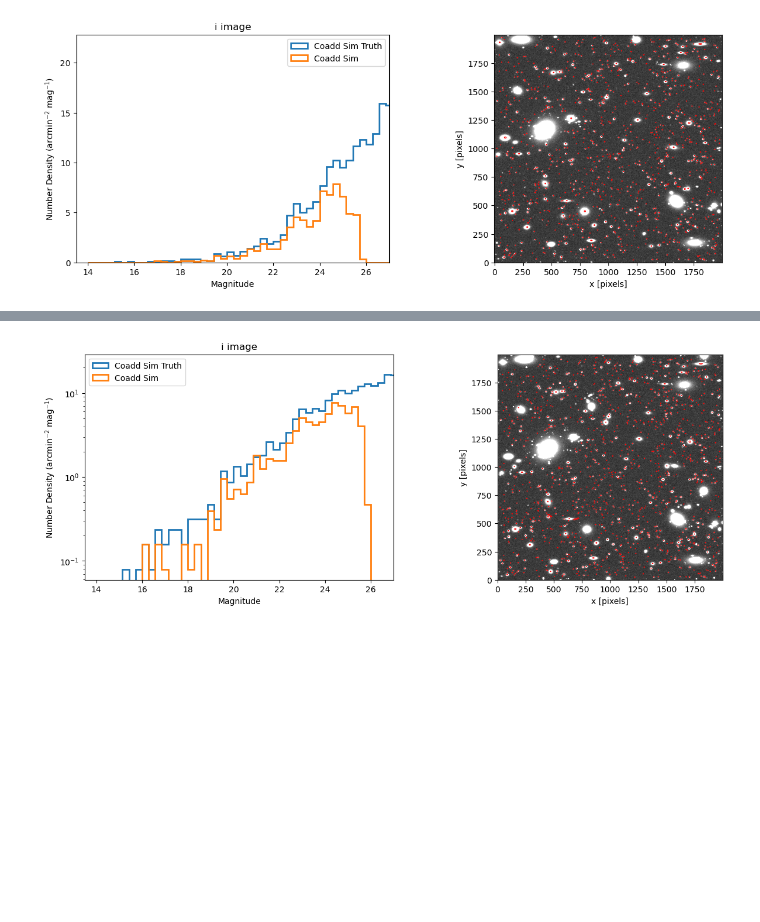
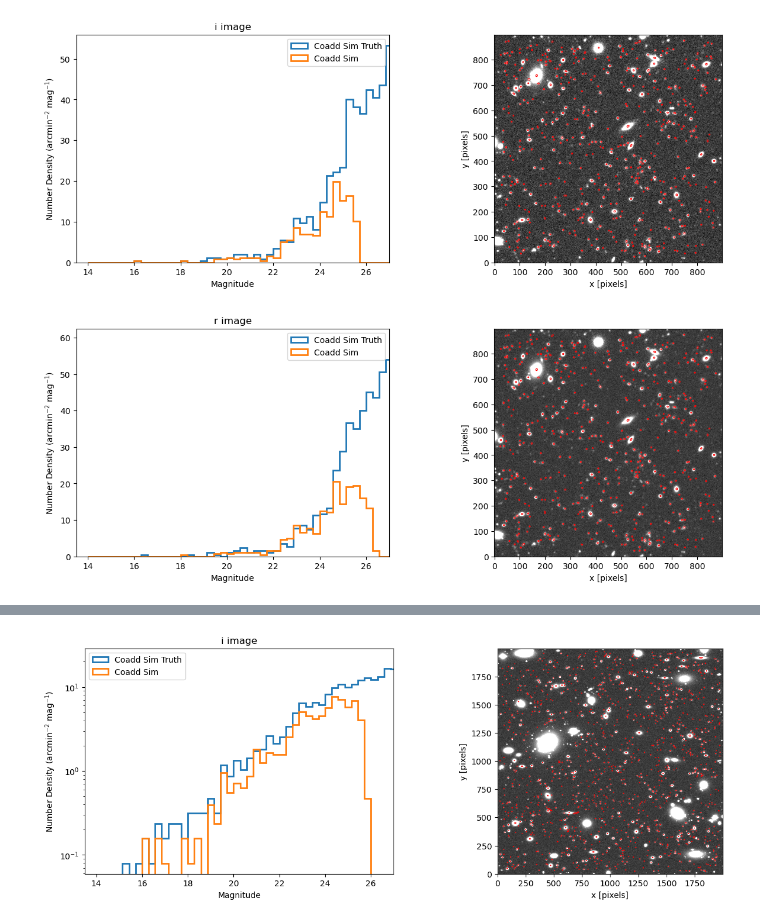
Before and after one commit to philipladuca24/LSST-SimCatVal, a Jupyter notebook: LSST-SimCatVal/testing_diffsim.ipynb, the cells around one changed output, grey strips where cells are left out. Drawn from its saved outputs; the diff is of its cells as text; code cells hidden in the pictures; blank space fills up the shorter version.

Commit message:
added forced photometry

```diff
--- a/LSST-SimCatVal/testing_diffsim.ipynb
+++ b/LSST-SimCatVal/testing_diffsim.ipynb
@@ -1,5 +1,6 @@
 # %%
 from main import SimCatVal
+from sim import make_sim
 import numpy as np
 from utils import sample_position, sample_diff_position
 import pickle
@@ -7,7 +8,7 @@ import pickle
 ind = 23
 skycat_path="/hildafs/home/pladuca/main/skyCatalog.yaml"
 Dp1_sample="/hildafs/home/pladuca/main/lsst-sim-package/LSST-SimCatVal/LSST-SimCatVal/ECDFS_1000_psf_e12.pkl"
-im_size=2000
+im_size=900
 save_path="/hildafs/home/pladuca/main/lsst-sim-package/LSST-SimCatVal/LSST-SimCatVal/outputs_vdiff"
 
 with open(Dp1_sample, 'rb') as f:
@@ -20,12 +21,14 @@ sample = rsp_sample[ind-1].copy()
 sample.pop('ra')
 sample.pop('dec')
 
-diff_position = sample_diff_position(ind, 17)
-diff_ra = diff_position[ind-1][0]
-diff_dec = diff_position[ind-1][1]
-samp = {'i':sample['i']}
+# diff_position = sample_diff_position(ind, 17)
+# diff_ra = diff_position[ind-1][0]
+# diff_dec = diff_position[ind-1][1]
+samp = {'i':sample['i'],'r':sample['r']}
+
+afw_dic, truths, npy_dic = make_sim(skycat_path, ra, dec, 900, 50, samp, 31.4, None,None,None)
+
 # afw_dic, truths, ims, area = SimCatVal(skycat_path,ra,dec,im_size,50,samp,31.4,ind,save_path,)#'diffsky_1deg.pickle',diff_ra,diff_dec)
 # afw_dic_, npy_dic_, cats_, truths_, area_ = SimCatVal(skycat_path,ra,dec,im_size,50,samp,31.4,ind,save_path,'diffsky_1deg_245_54.pickle',diff_ra,diff_dec,False)
-afw_dic_, npy_dic_, cats_, truths_, area_ = SimCatVal(skycat_path,ra,dec,im_size,50,samp,31.4,ind,save_path,
-                                                        'newdiffsky_1deg_250_58.pickle',diff_ra,diff_dec,False)
+# afw_dic_, npy_dic_, cats_, truths_, area_ = SimCatVal(skycat_path,ra,dec,im_size,50,samp,31.4,ind,save_path,'newdiffsky_1deg_250_58.pickle',diff_ra,diff_dec,False)
 # %% [output]
@@ -100,0 +107,5 @@ def run_lsst_pipe_single(exp, deblend=True):
+# %%
+print(afw_dic['i'].getPhotoCalib())
+coadds = MultibandExposure.fromExposures(['i','r'],[afw_dic['i'],afw_dic['r']])
+coadds['i'].setWcs(afw_dic['i'].getWcs())
+print(coadds['i'].getPhotoCalib())
@@ -101,3 +205,3 @@ def run_lsst_pipe_single(exp, deblend=True):
 # %%
 # cat_i = run_lsst_pipe_single(afw_dic['i'])
-cat_i_ = run_lsst_pipe_single(afw_dic_['i'])
+cat_multi = run_lsst_pipe_multi(['i','r'],[afw_dic['i'],afw_dic['r']])
@@ -165,33 +298,34 @@ def make_some_plots(band, afw_img, cat, truth):
     # ax[1].set_ylim(0,1000)
     for i in range(len(cat)):
         x = cat['base_SdssCentroid_x'][i]
         y = cat['base_SdssCentroid_y'][i]
         xx = cat['base_SdssShape_xx'][i]
         yy = cat['base_SdssShape_yy'][i]
         xy = cat['base_SdssShape_xy'][i]
 
         T = 0.5 * (xx + yy)
         D = np.sqrt(((xx - yy) / 2)**2 + xy**2)
         a = np.sqrt(T + D)
         b = np.sqrt(T - D)
         theta = 0.5 * np.arctan2(2 * xy, xx - yy)
 
         e = Ellipse((x, y), width=2*a, height=2*b,
                     angle=np.degrees(theta), edgecolor='red',
                     facecolor='none', lw=0.8)
         ax[1].add_patch(e)
     ax[1].set_xlabel('x [pixels]')
     ax[1].set_ylabel('y [pixels]')
     ax[0].set_title(f'{band} image')
     ax[0].legend()
     plt.show()
 
 
 # bands = 'ugirzy'
-bands = 'i'
+bands = 'ir'
 for b in bands:
-    make_some_plots(b, npy_dic_[b], cat_i_, truths_)#cat[b][cat[b]['modelfit_CModel_instFlux']/cat[b]['modelfit_CModel_instFluxErr'] > 0], truths)
+    make_some_plots(b, npy_dic[b], cat_multi[b], truths)#cat[b][cat[b]['modelfit_CModel_instFlux']/cat[b]['modelfit_CModel_instFluxErr'] > 0], truths)
 
 #need to figure out how to account for area of the image if some images are partially off of the sim catalog region
 # %% [output]
-[figure, old version]
+[figure, new version]
+[figure, added]
```
Also changed, not shown: parts of 9 cells of this notebook, 3 other files.
